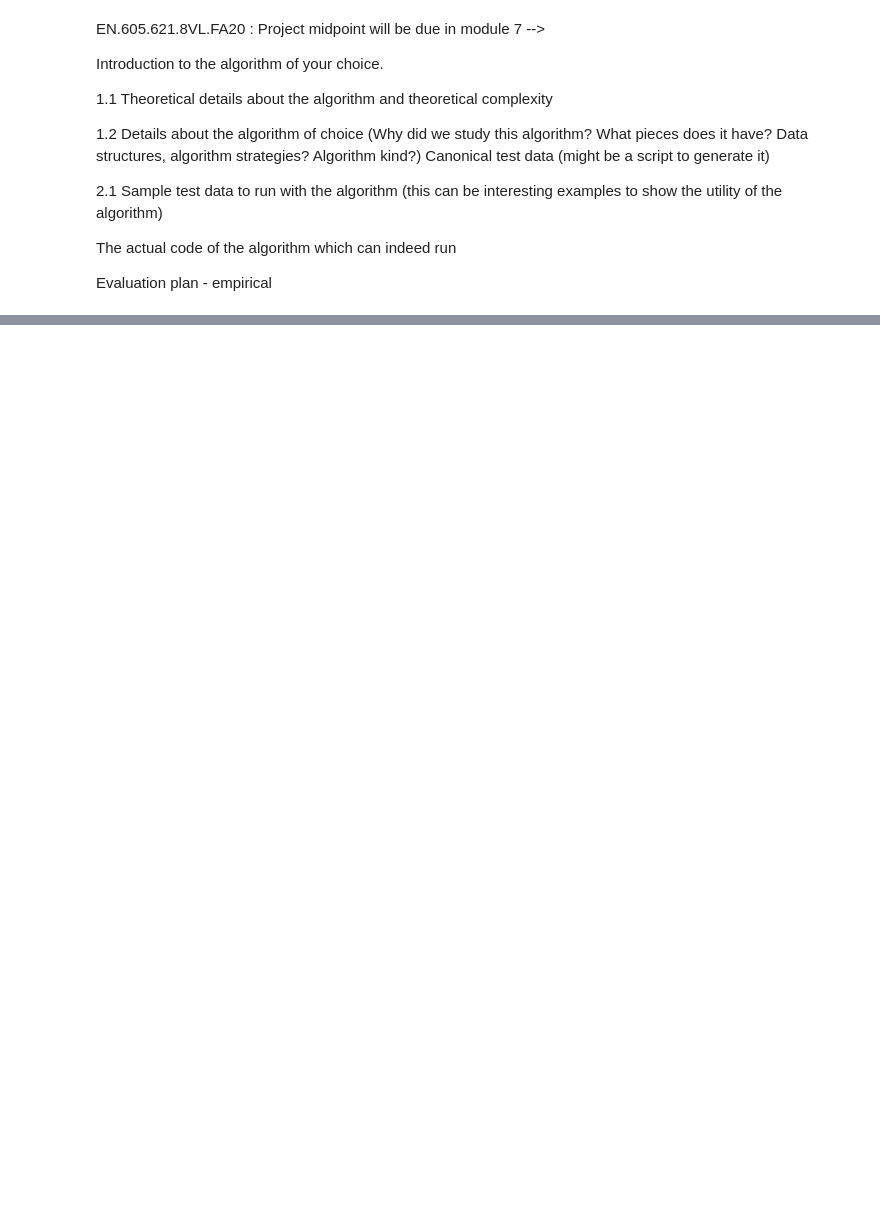
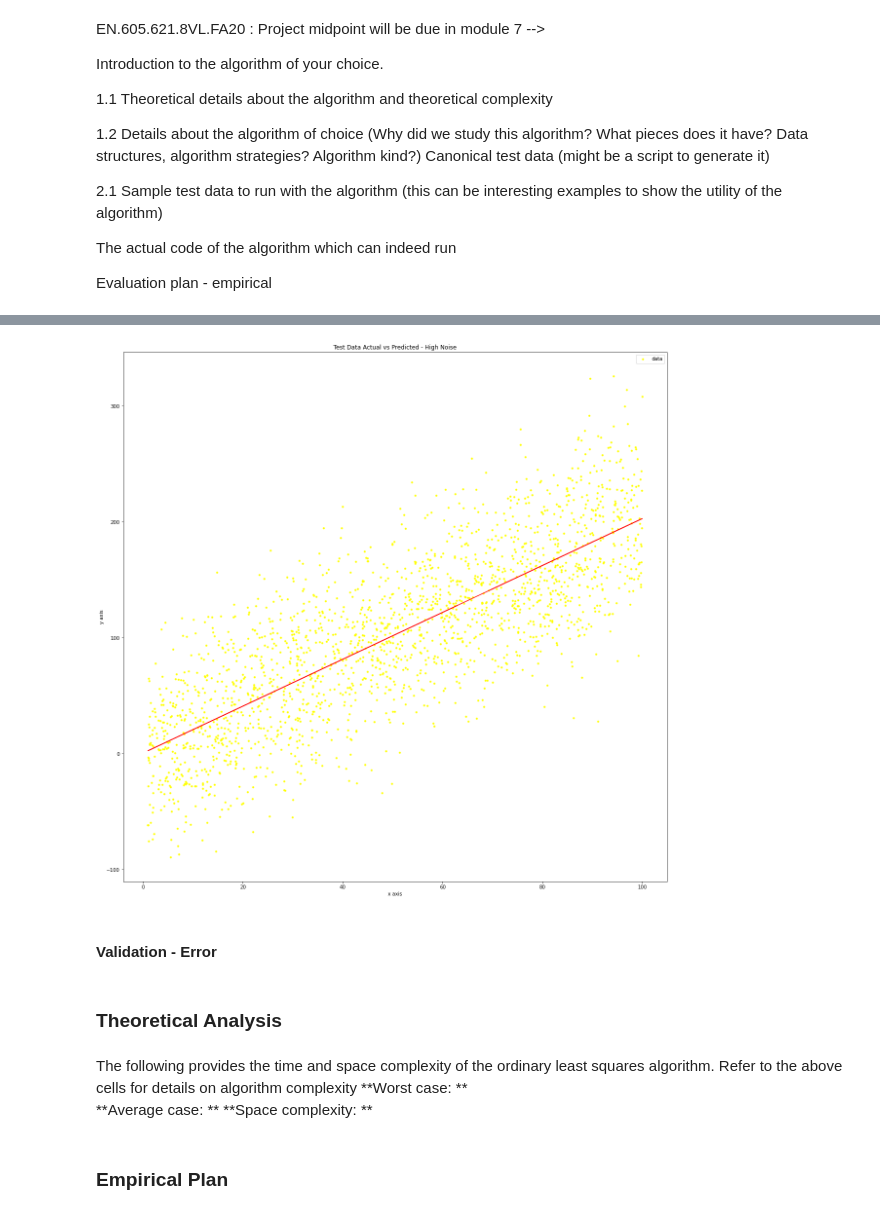
Before and after one commit to skasim/linear-regression, a Jupyter notebook: Kasim-ProjectMidPoint.ipynb, the cells around one changed output, grey strips where cells are left out. Saved outputs shown, nothing was run; the diff lists cells and outputs as text; code cells hidden in the pictures; blank space fills up the shorter version.

```diff
--- a/Kasim-ProjectMidPoint.ipynb
+++ b/Kasim-ProjectMidPoint.ipynb
@@ -200,0 +313,31 @@ plt.show()
+# %%
+# plot of test data with high noise
+# increase size of plot
+plt.figure(figsize=(20,20))
+# plotting points
+plt.scatter(X_test, y_test, label='data', color='yellow', s=10)
+# plotting predicted line
+plt.plot(X_test, y_pred_test, color='red')
+# add x-label
+plt.xlabel('x axis')
+# add y-label
+plt.ylabel('y axis')
+# plot title
+plt.title('Test Data Actual vs Predicted - High Noise')
+# show legend
+plt.legend()
+#show graph
+plt.show()
+# %% [output]
+[figure, added]
+# %% [markdown]
+#### Validation - Error
+# %% [markdown]
+### Theoretical Analysis
+# %% [markdown]
+The following provides the time and space complexity of the ordinary least squares algorithm. Refer to the above cells for details on algorithm complexity
+**Worst case: **
+**Average case: **
+**Space complexity: **
+# %% [markdown]
+### Empirical Plan
```
Also changed, not shown: parts of 56 cells of this notebook, 5 other files.
